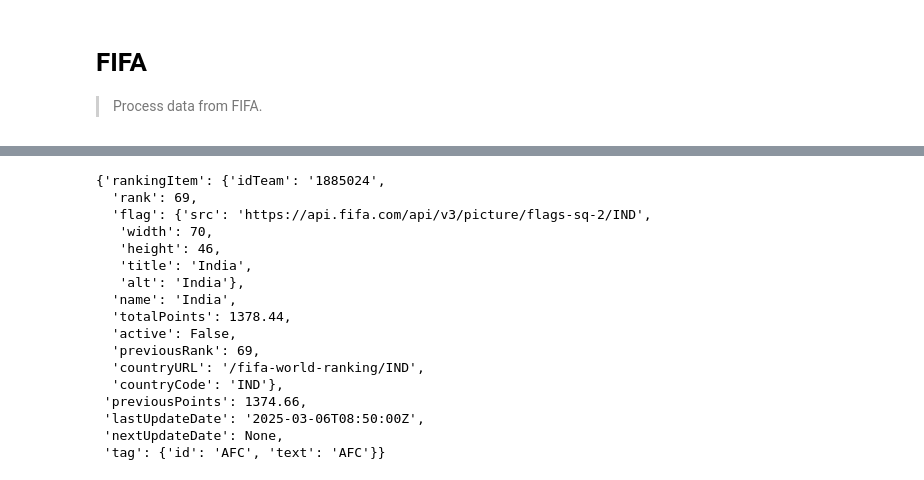
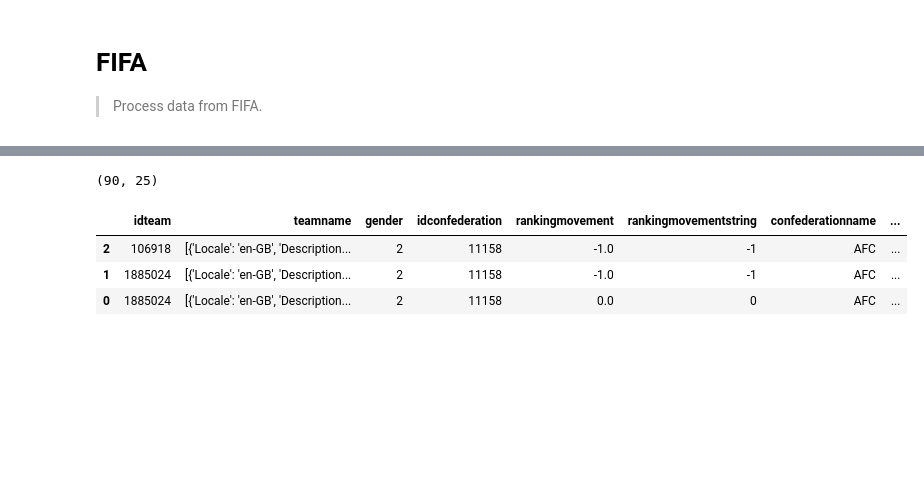
Before and after one commit to bkowshik/aasha, a Jupyter notebook: nbs/01_fifa.ipynb, the cells around one changed output, grey strips where cells are left out. Saved outputs shown, nothing was run; the diff lists cells and outputs as text; code cells hidden in the pictures; blank space fills up the shorter version.

```diff
--- a/nbs/01_fifa.ipynb
+++ b/nbs/01_fifa.ipynb
@@ -66,22 +74,13 @@ parse_fifa_rankings(response, country = 'India')
 # %%
 response = fetch_fifa_rankings(gender = 'women')
 write_fifa_rankings(response, '../data/fifa_rankings_women.json')
-parse_fifa_rankings(response, country = 'India')
+
+women = parse_fifa_rankings(response)
+print(women.shape)
+women.tail(3)
 # %% [output]
-{'rankingItem': {'idTeam': '1885024',
-  'rank': 69,
-  'flag': {'src': 'https://api.fifa.com/api/v3/picture/flags-sq-2/IND',
-   'width': 70,
-   'height': 46,
-   'title': 'India',
-   'alt': 'India'},
-  'name': 'India',
-  'totalPoints': 1378.44,
-  'active': False,
-  'previousRank': 69,
-  'countryURL': '/fifa-world-ranking/IND',
-  'countryCode': 'IND'},
- 'previousPoints': 1374.66,
- 'lastUpdateDate': '2025-03-06T08:50:00Z',
- 'nextUpdateDate': None,
- 'tag': {'id': 'AFC', 'text': 'AFC'}}
+(90, 25)
+|  | idteam | teamname | gender | idconfederation | rankingmovement | rankingmovementstring | confederationname | ... |
+| 2 | 106918 | [{'Locale': 'en-GB', 'Description... | 2 | 11158 | -1.0 | -1 | AFC | ... |
+| 1 | 1885024 | [{'Locale': 'en-GB', 'Description... | 2 | 11158 | -1.0 | -1 | AFC | ... |
+| 0 | 1885024 | [{'Locale': 'en-GB', 'Description... | 2 | 11158 | 0.0 | 0 | AFC | ... |
```
Also changed, not shown: parts of 12 cells of this notebook, 6 other files.
